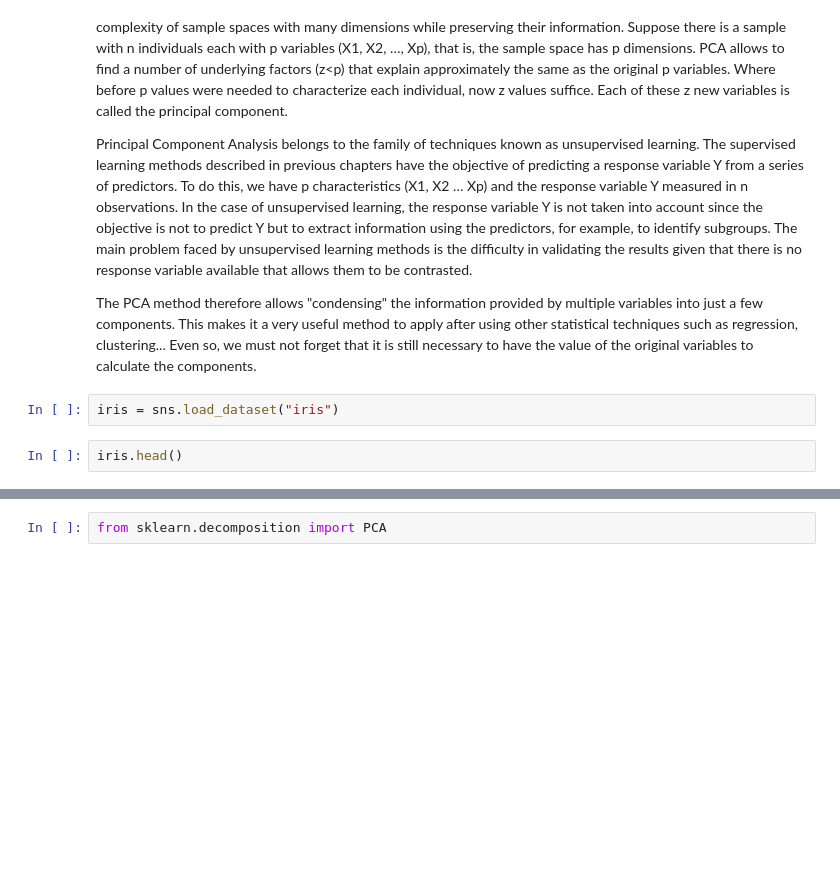
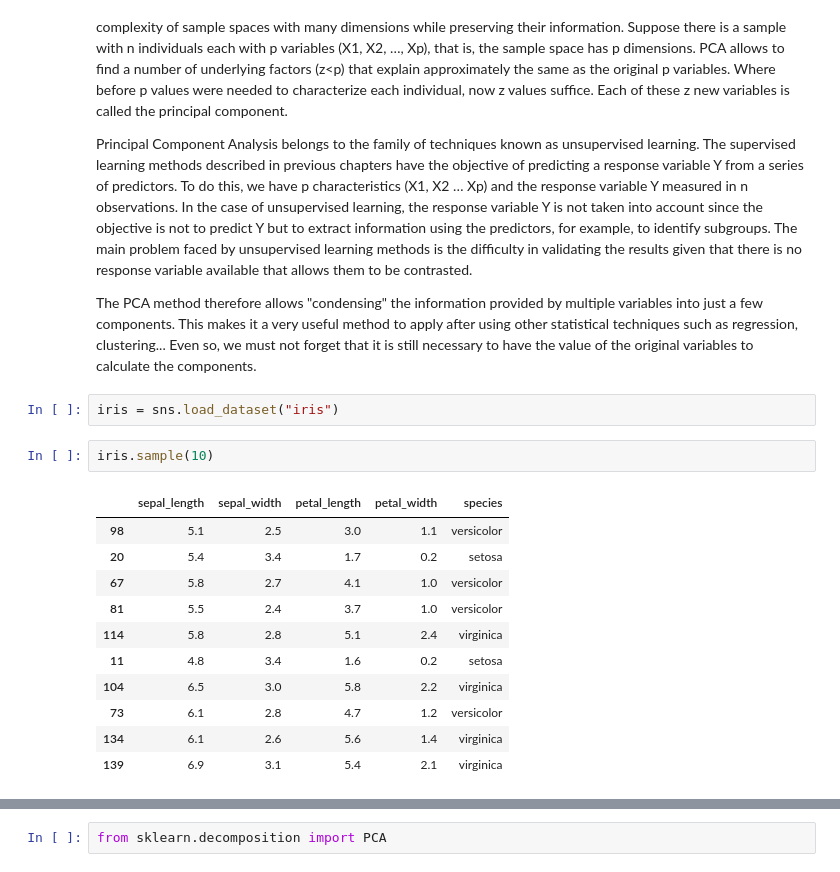
Before and after one commit to VeniceHartwell/lectures, a Jupyter notebook: week-8/03 - Intro_unsupervised.ipynb, the cells around one changed output, grey strips where cells are left out. Cells and saved outputs as stored; diff of their text form; blank space fills up the shorter version.

```diff
--- a/week-8/03 - Intro_unsupervised.ipynb
+++ b/week-8/03 - Intro_unsupervised.ipynb
@@ -66,6 +66,18 @@ The PCA method therefore allows "condensing" the information provided by multipl
 # %%
 iris = sns.load_dataset("iris")
 # %%
-iris.head()
+iris.sample(10)
+# %% [output]
+|  | sepal_length | sepal_width | petal_length | petal_width | species |
+| 98 | 5.1 | 2.5 | 3.0 | 1.1 | versicolor |
+| 20 | 5.4 | 3.4 | 1.7 | 0.2 | setosa |
+| 67 | 5.8 | 2.7 | 4.1 | 1.0 | versicolor |
+| 81 | 5.5 | 2.4 | 3.7 | 1.0 | versicolor |
+| 114 | 5.8 | 2.8 | 5.1 | 2.4 | virginica |
+| 11 | 4.8 | 3.4 | 1.6 | 0.2 | setosa |
+| 104 | 6.5 | 3.0 | 5.8 | 2.2 | virginica |
+| 73 | 6.1 | 2.8 | 4.7 | 1.2 | versicolor |
+| 134 | 6.1 | 2.6 | 5.6 | 1.4 | virginica |
+| 139 | 6.9 | 3.1 | 5.4 | 2.1 | virginica |
 # %%
 iris.species.unique()
```
Also changed, not shown: parts of 39 cells of this notebook.
